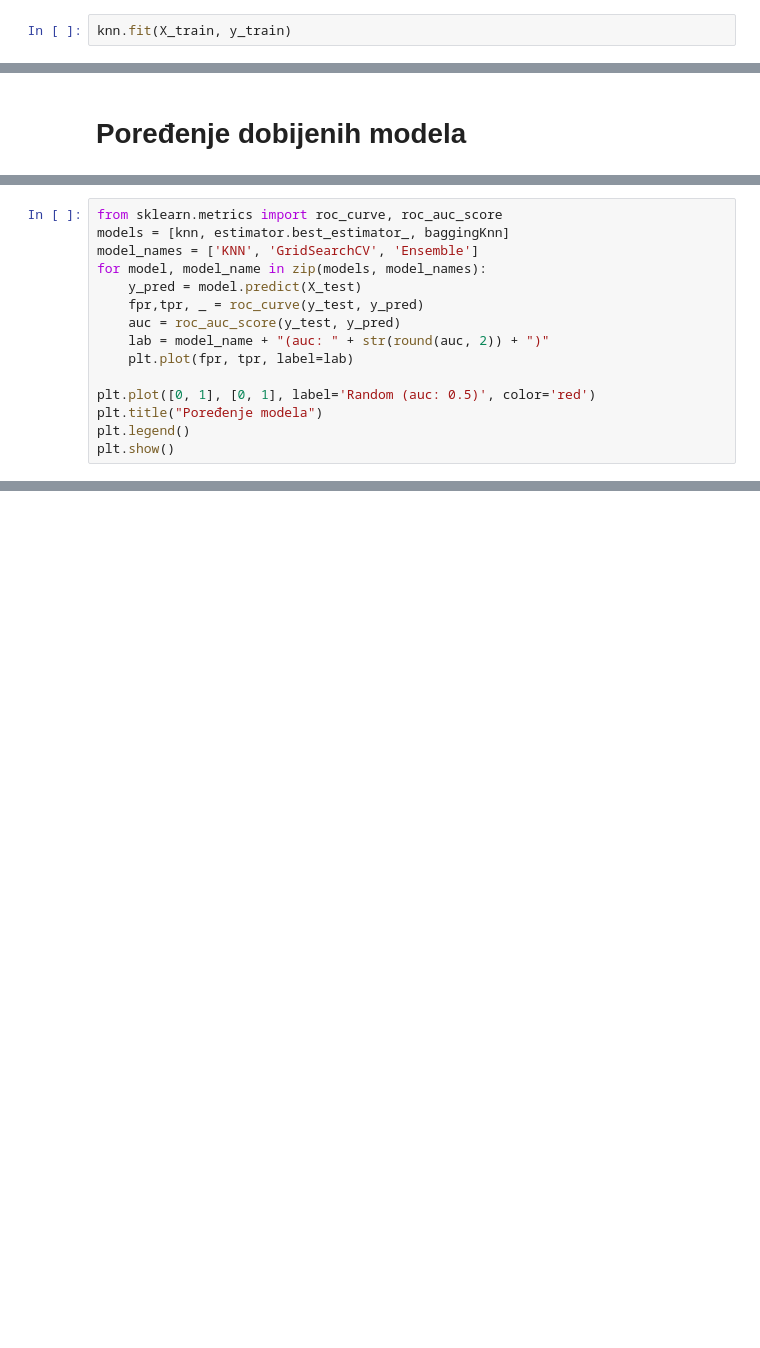
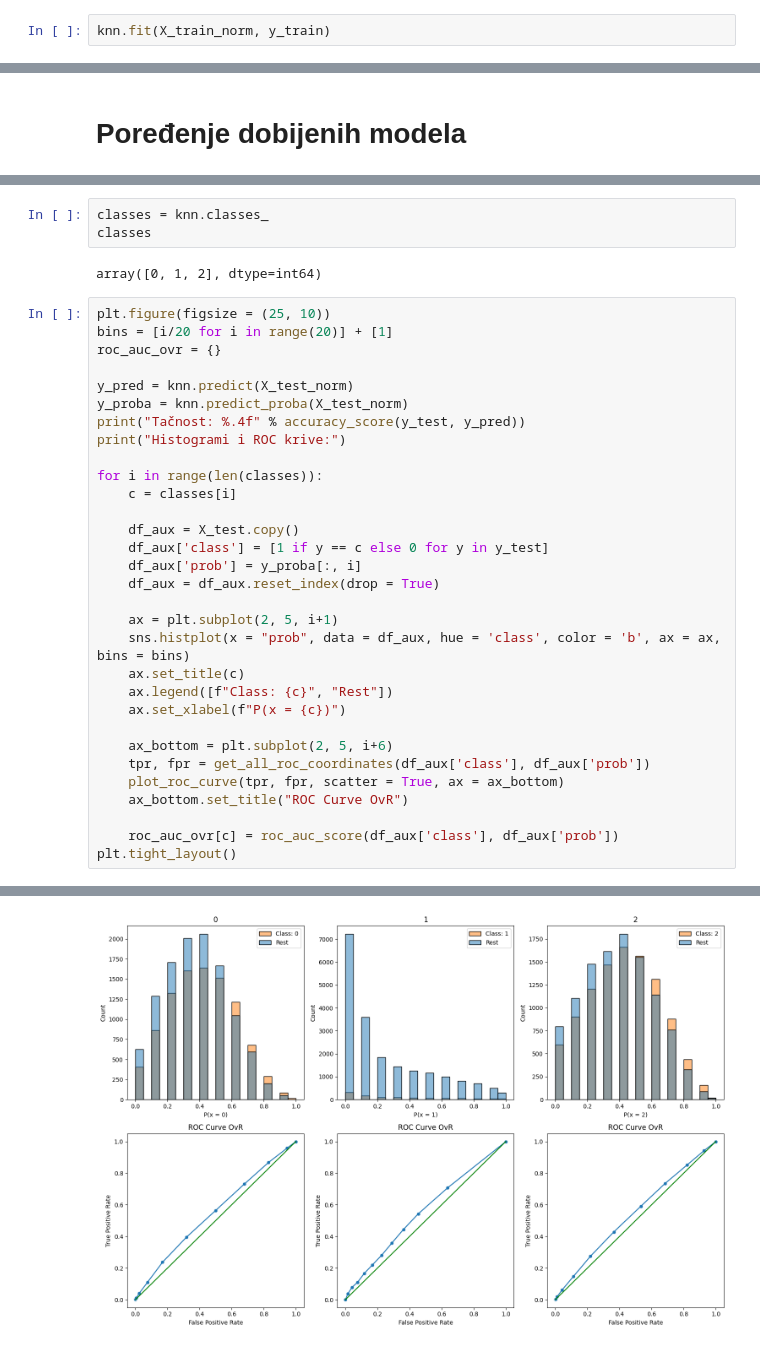
Before and after one commit to StefanJevtic63/2023_Data_Mining_Traffic_violations_Dataset, a Jupyter notebook: models/classification/KNN.ipynb, the cells around one changed output, grey strips where cells are left out. Drawn from its saved outputs; the diff is of its cells as text; blank space fills up the shorter version.

```diff
--- a/models/classification/KNN.ipynb
+++ b/models/classification/KNN.ipynb
@@ -52,3 +62,3 @@ knn = KNeighborsClassifier()
 # %%
-knn.fit(X_train, y_train)
+knn.fit(X_train_norm, y_train)
 # %% [output]
@@ -222,15 +315,0 @@ Napravili smo više modela, sada je pitanje koji od njih najbolje rešava proble
-# %%
-from sklearn.metrics import roc_curve, roc_auc_score
-models = [knn, estimator.best_estimator_, baggingKnn]
-model_names = ['KNN', 'GridSearchCV', 'Ensemble']
-for model, model_name in zip(models, model_names):
-    y_pred = model.predict(X_test)
-    fpr,tpr, _ = roc_curve(y_test, y_pred)
-    auc = roc_auc_score(y_test, y_pred)
-    lab = model_name + "(auc: " + str(round(auc, 2)) + ")"
-    plt.plot(fpr, tpr, label=lab)
-
-plt.plot([0, 1], [0, 1], label='Random (auc: 0.5)', color='red')
-plt.title("Poređenje modela")
-plt.legend()
-plt.show()
@@ -238,0 +358,37 @@ plt.show()
+# %%
+classes = knn.classes_
+classes
+# %% [output]
+array([0, 1, 2], dtype=int64)
+# %%
+plt.figure(figsize = (25, 10))
+bins = [i/20 for i in range(20)] + [1]
+roc_auc_ovr = {}
+
+y_pred = knn.predict(X_test_norm)
+y_proba = knn.predict_proba(X_test_norm)
+print("Tačnost: %.4f" % accuracy_score(y_test, y_pred))
+print("Histogrami i ROC krive:")
+
+for i in range(len(classes)):
+    c = classes[i]
+
+    df_aux = X_test.copy()
+    df_aux['class'] = [1 if y == c else 0 for y in y_test]
+    df_aux['prob'] = y_proba[:, i]
+    df_aux = df_aux.reset_index(drop = True)
+
+    ax = plt.subplot(2, 5, i+1)
+    sns.histplot(x = "prob", data = df_aux, hue = 'class', color = 'b', ax = ax, bins = bins)
+    ax.set_title(c)
+    ax.legend([f"Class: {c}", "Rest"])
+    ax.set_xlabel(f"P(x = {c})")
+
+    ax_bottom = plt.subplot(2, 5, i+6)
+    tpr, fpr = get_all_roc_coordinates(df_aux['class'], df_aux['prob'])
+    plot_roc_curve(tpr, fpr, scatter = True, ax = ax_bottom)
+    ax_bottom.set_title("ROC Curve OvR")
+
+    roc_auc_ovr[c] = roc_auc_score(df_aux['class'], df_aux['prob'])
+plt.tight_layout()
+# %% [output]
@@ -238,0 +397 @@ plt.show()
+[figure, added]
```
Also changed, not shown: parts of 40 cells of this notebook, 6 other files.
